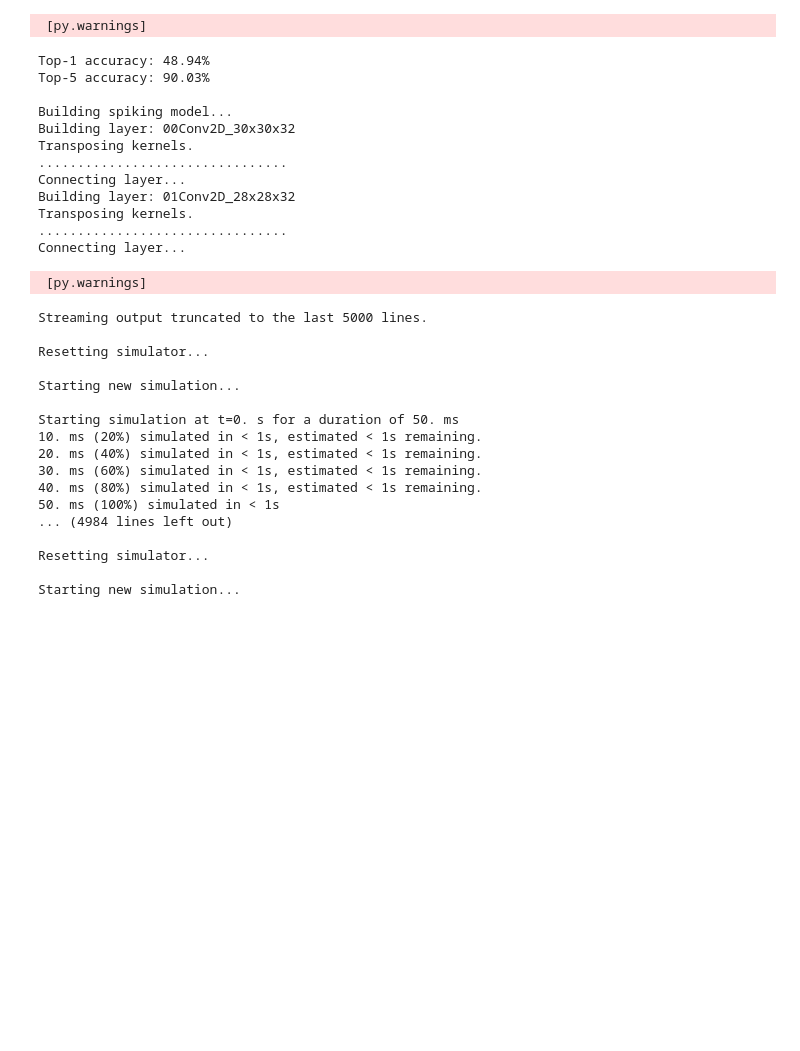
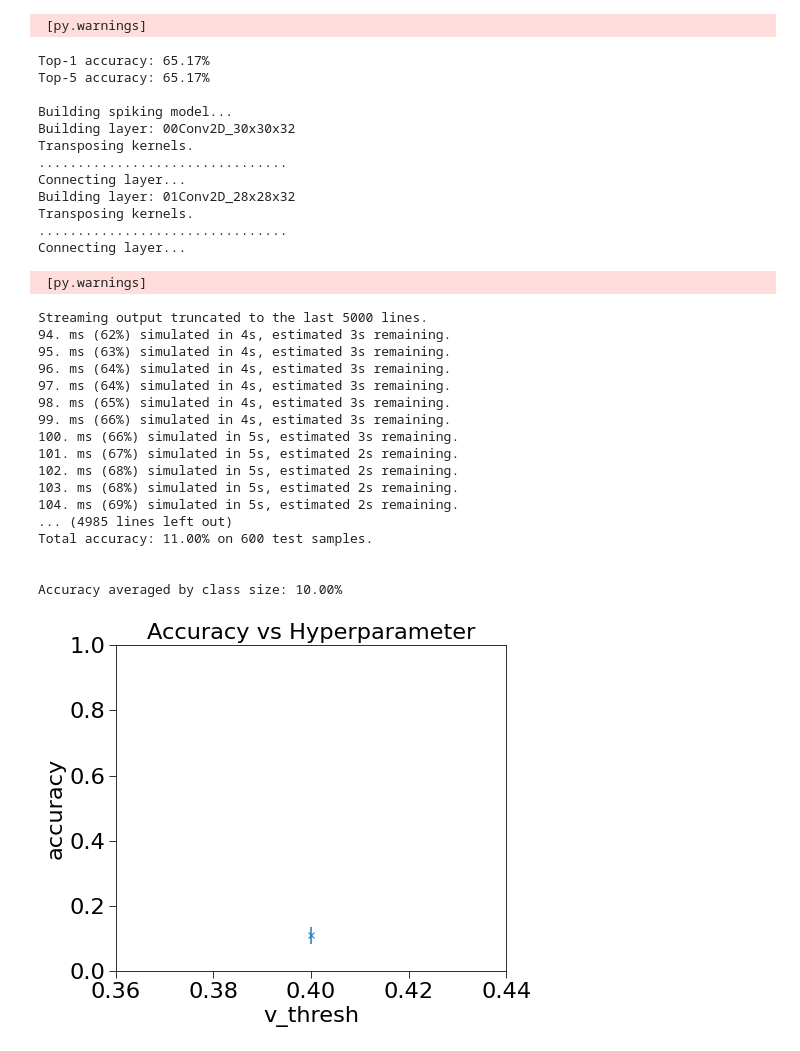
Before and after one commit to LiNdA-jz/cifar10_ann_to_snn, a Jupyter notebook: cifar10_ann_to_snn.ipynb, the cells around one changed output. Saved outputs shown, nothing was run; the diff lists cells and outputs as text; code cells hidden in the pictures; blank space fills up the shorter version.

```diff
--- a/cifar10_ann_to_snn.ipynb
+++ b/cifar10_ann_to_snn.ipynb
@@ -217,7 +218,7 @@ config['paths'] = {
 
 config['input'] = {
     # 'model_lib': 'keras',
-    'poisson_input': True          # Images are encodes as spike trains.
+    'poisson_input': True           # Images are encodes as spike trains.
 }
 
 config['tools'] = {
@@ -229,27 +230,30 @@ config['tools'] = {
 
 config['normalization'] = {
     'percentile': 99.9,
-    'normalization_schedule': True
+    'normalization_schedule': True,
+    'online_normalization': True,
+    'diff_to_max_rate': 200         # default:200Hz
 }
 
 config['conversion'] = {
     # 'softmax_to_relu': True,
-    'maxpool_type': 'exp_max'
+    'maxpool_type': 'fir_max'
     # 'spike_code': 'ttfs_dyn_thresh'
 }
 
 config['simulation'] = {
     'simulator': 'brian2',          # Chooses execution backend of SNN toolbox.
-    'duration': 50,                 # Number of time steps to run each sample.
-    'dt': 10,                       # Time resolution for ODE solving.
-    'num_to_test': 10000,           # How many test samples to run.
-    'batch_size': 1,                # Batch size for simulation.
-    'top_k': 5
+    'duration': 150,                 # Number of time steps to run each sample.
+    'dt': 1,                        # Time resolution for ODE solving.
+    'num_to_test': 600,             # How many test samples to run. total: 10000
+    'batch_size': 1                 # Batch size for simulation.
+    # 'top_k': 10
 }
 
 config['cell'] = {
     'v_reset': 0.1,
-    'reset': 'Reset by subtraction'
+    'reset': 'Reset by subtraction',
+    'v_thresh': 0.4
 }
 
 # config['output'] = {
@@ -293,31 +297,32 @@ Evaluating parsed model on 10000 samples...
  [py.warnings]
-Top-1 accuracy: 48.94%
-Top-5 accuracy: 90.03%
+Top-1 accuracy: 65.17%
+Top-5 accuracy: 65.17%
 
 Building spiking model...
 Building layer: 00Conv2D_30x30x32
 Transposing kernels.
 ................................
 Connecting layer...
 Building layer: 01Conv2D_28x28x32
 Transposing kernels.
 ................................
 Connecting layer...
  [py.warnings]
 Streaming output truncated to the last 5000 lines.
+94. ms (62%) simulated in 4s, estimated 3s remaining.
+95. ms (63%) simulated in 4s, estimated 3s remaining.
+96. ms (64%) simulated in 4s, estimated 3s remaining.
+97. ms (64%) simulated in 4s, estimated 3s remaining.
+98. ms (65%) simulated in 4s, estimated 3s remaining.
+99. ms (66%) simulated in 4s, estimated 3s remaining.
+100. ms (66%) simulated in 5s, estimated 3s remaining.
+101. ms (67%) simulated in 5s, estimated 2s remaining.
+102. ms (68%) simulated in 5s, estimated 2s remaining.
+103. ms (68%) simulated in 5s, estimated 2s remaining.
+104. ms (69%) simulated in 5s, estimated 2s remaining.
+... (4985 lines left out)
+Total accuracy: 11.00% on 600 test samples.
 
-Resetting simulator...
 
-Starting new simulation...
-
-Starting simulation at t=0. s for a duration of 50. ms
-10. ms (20%) simulated in < 1s, estimated < 1s remaining.
-20. ms (40%) simulated in < 1s, estimated < 1s remaining.
-30. ms (60%) simulated in < 1s, estimated < 1s remaining.
-40. ms (80%) simulated in < 1s, estimated < 1s remaining.
-50. ms (100%) simulated in < 1s
-... (4984 lines left out)
-
-Resetting simulator...
-
-Starting new simulation...
+Accuracy averaged by class size: 10.00%
+[figure, added]
```
Also changed, not shown: parts of 5 cells of this notebook.
